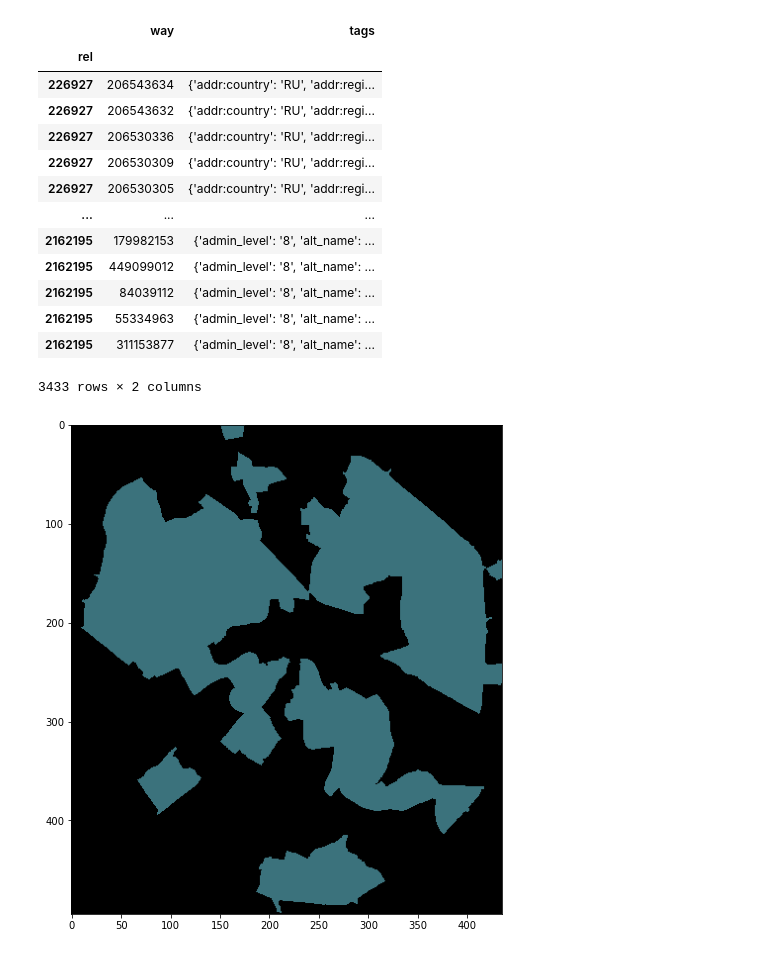
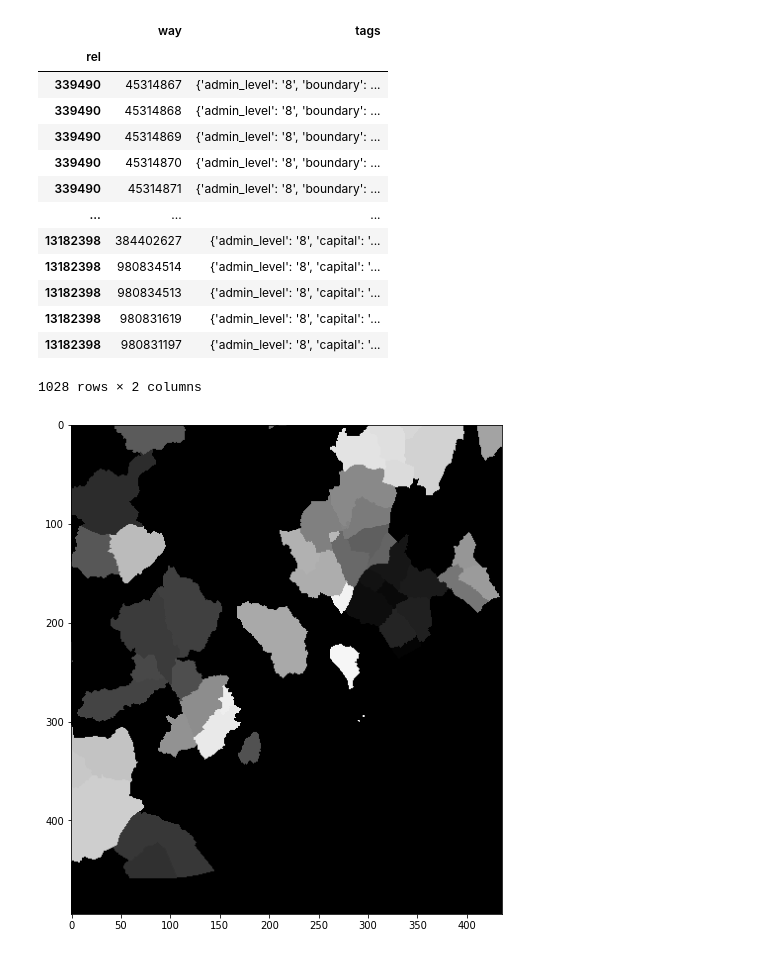
Before and after one commit to D3auuvc/ut-its-project, a Jupyter notebook: map image.ipynb, the cells around one changed output. Saved outputs shown, nothing was run; the diff lists cells and outputs as text; code cells hidden in the pictures.

```diff
--- a/map image.ipynb
+++ b/map image.ipynb
@@ -18,18 +18,18 @@ from shapely.geometry import LineString
 
 # Barcelona
 
-# MIN_LAT = 41.2530
-# MIN_LONG = 1.9205
-# MAX_LAT = 41.6668
-# MAX_LONG = 2.3566
+MIN_LAT = 41.2313
+MIN_LONG = 1.8732
+MAX_LAT = 41.6709
+MAX_LONG = 2.3950
 
 
 # Moscow
 
-MIN_LAT = 55.5651
-MIN_LONG = 37.3535
-MAX_LAT = 55.9184
-MAX_LONG = 37.8630
+# MIN_LAT = 55.5651
+# MIN_LONG = 37.3535
+# MAX_LAT = 55.9184
+# MAX_LONG = 37.8630
 
 admin_level = 8
 
@@ -75,16 +75,16 @@ df_relations
 # %% [output]
 |  | way | tags |
 | rel |  |  |
-| 226927 | 206543634 | {'addr:country': 'RU', 'addr:regi... |
-| 226927 | 206543632 | {'addr:country': 'RU', 'addr:regi... |
-| 226927 | 206530336 | {'addr:country': 'RU', 'addr:regi... |
-| 226927 | 206530309 | {'addr:country': 'RU', 'addr:regi... |
-| 226927 | 206530305 | {'addr:country': 'RU', 'addr:regi... |
+| 339490 | 45314867 | {'admin_level': '8', 'boundary': ... |
+| 339490 | 45314868 | {'admin_level': '8', 'boundary': ... |
+| 339490 | 45314869 | {'admin_level': '8', 'boundary': ... |
+| 339490 | 45314870 | {'admin_level': '8', 'boundary': ... |
+| 339490 | 45314871 | {'admin_level': '8', 'boundary': ... |
 | ... | ... | ... |
-| 2162195 | 179982153 | {'admin_level': '8', 'alt_name': ... |
-| 2162195 | 449099012 | {'admin_level': '8', 'alt_name': ... |
-| 2162195 | 84039112 | {'admin_level': '8', 'alt_name': ... |
-| 2162195 | 55334963 | {'admin_level': '8', 'alt_name': ... |
-| 2162195 | 311153877 | {'admin_level': '8', 'alt_name': ... |
+| 13182398 | 384402627 | {'admin_level': '8', 'capital': '... |
+| 13182398 | 980834514 | {'admin_level': '8', 'capital': '... |
+| 13182398 | 980834513 | {'admin_level': '8', 'capital': '... |
+| 13182398 | 980831619 | {'admin_level': '8', 'capital': '... |
+| 13182398 | 980831197 | {'admin_level': '8', 'capital': '... |
-3433 rows × 2 columns
+1028 rows × 2 columns
 # %%
@@ -93,41 +93,39 @@ df_relations.to_csv("moscow_admin_lvl_8.csv")
 # %%
 
 # boundaries
 boundaries_rel = df_relations[df_relations.apply(lambda x: 'boundary' in x['tags'], axis=1)]['way']
 boundaries_relation_ways = df_ways[df_ways.index.isin(boundaries_rel)]
 boundaries_ways = df_ways[df_ways.apply(lambda x: 'boundaries' in x['tags'], axis=1)]
 boundaries_ways = pd.concat([boundaries_relation_ways])
 boundaries = boundaries_ways.groupby(['way']).node.apply(list)
 
-def draw_polys(image, nodes_array, color):
+def draw_polys(image, nodes_array):
     lines = []
     for nodes in nodes_array:
         coords = df_nodes.loc[nodes].values
         coords = coords.astype(float)
         coords = coords - [[bbox[1], bbox[0]]]
         coords = coords / [[bbox[3] - bbox[1], bbox[2] - bbox[0]]]
         coords = coords * [[width, height]]
         coords = coords.astype(int)
         lines.append(LineString(coords))
-        polys = polygonize(LineString(coords))
-        for poly in polys:
-            cv2.fillPoly(image, pts = [np.array(poly.exterior.coords).astype(int)], color = color)
 
     polys = polygonize(lines)
-    for poly in polys:
+    polygons = len(list(polygonize(lines))) + 1
+    for index, poly in enumerate(polys):
+        color = (255 / polygons) * (index + 1)
         cv2.fillPoly(image, pts = [np.array(poly.exterior.coords).astype(int)], color = color)
 
-color_land = (0, 0, 0)
-color_boundaries = (59, 114, 124)
+color_land = 0
 
 width, height = image_width, image_height
-image = np.full((height,width,3), color_land, np.uint8)
+image = np.full((height,width,1), color_land, np.uint8)
 
-draw_polys(image, boundaries, color_boundaries)
+draw_polys(image, boundaries)
 image = cv2.flip(image, 0)
 display_width, display_height = 12, 9
 plt.figure(figsize=(display_width, display_height))
-plt.imshow(image)
+plt.imshow(image, cmap="gray")
 plt.show()
 # %% [output]
-[figure, old version]
+[figure, new version]
```
Also changed, not shown: parts of 1 cell of this notebook.
